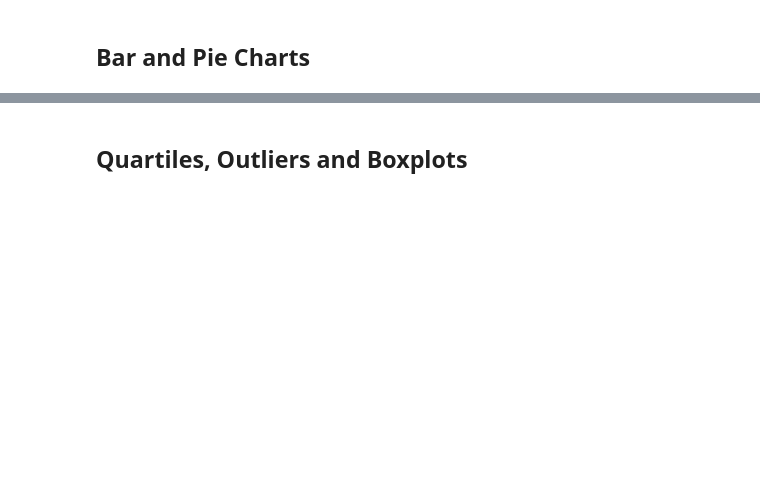
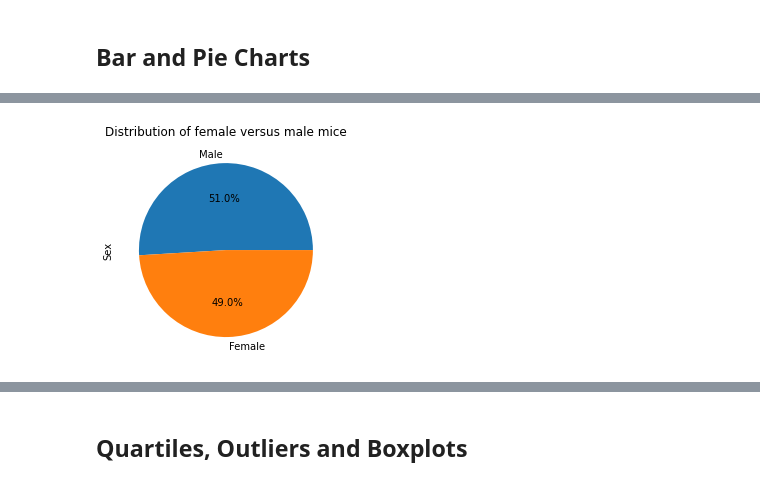
Before and after one commit to nedamzd/Matplotlib_challenge, a Jupyter notebook: Pymaceuticals/pymaceuticals_starter.ipynb, the cells around one changed output, grey strips where cells are left out. Drawn from its saved outputs; the diff is of its cells as text; code cells hidden in the pictures; blank space fills up the shorter version.

```diff
--- a/Pymaceuticals/pymaceuticals_starter.ipynb
+++ b/Pymaceuticals/pymaceuticals_starter.ipynb
@@ -156,2 +201,8 @@ single_summary_statistics_table
 # %%
 # Generate a pie plot showing the distribution of female versus male mice using Pandas
+
+male_female=combined_df_clean['Sex'].value_counts()
+male_female.plot(kind='pie',autopct='%1.1f%%',title='Distribution of female versus male mice')
+plt.show()
+# %% [output]
+[figure, added]
```
Also changed, not shown: parts of 15 cells of this notebook.
